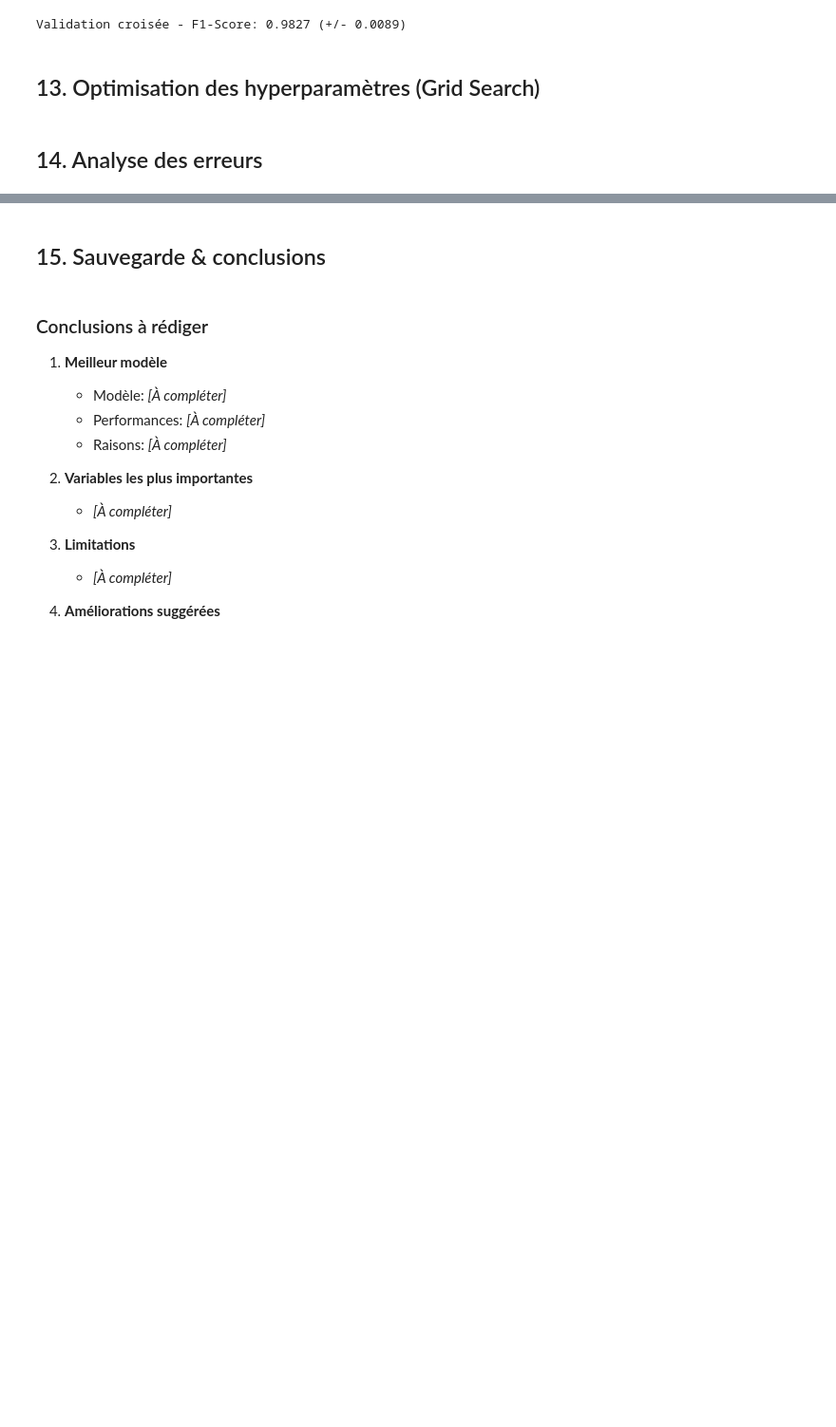
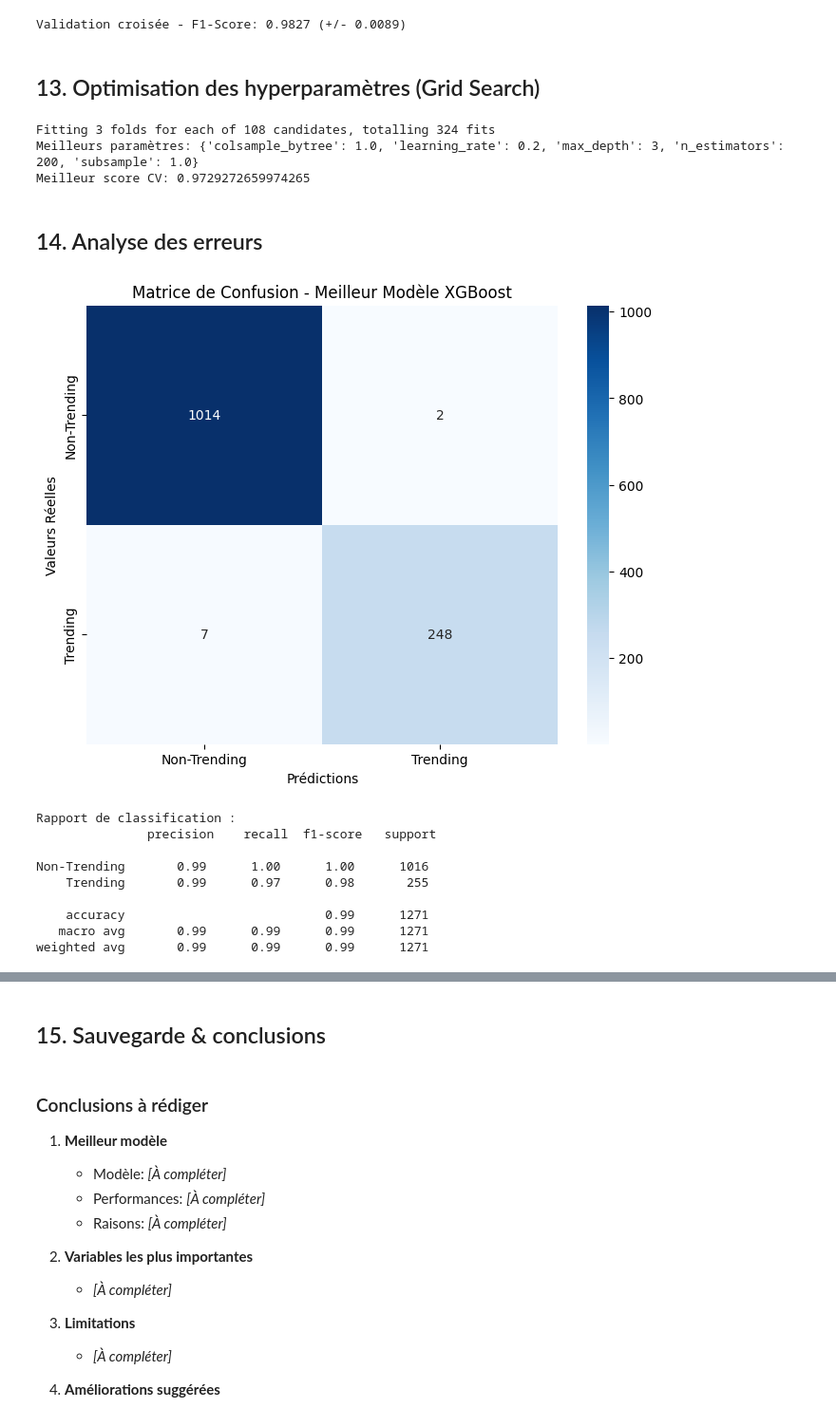
Before and after one commit to Fadila04/classification-IA, a Jupyter notebook: projet-ml-youtube-trending-68b010e7b5bc2532236423.ipynb, the cells around one changed output, grey strips where cells are left out. Shown at 95% size. Drawn from its saved outputs; the diff is of its cells as text; code cells hidden in the pictures; blank space fills up the shorter version.

```diff
--- a/projet-ml-youtube-trending-68b010e7b5bc2532236423.ipynb
+++ b/projet-ml-youtube-trending-68b010e7b5bc2532236423.ipynb
@@ -877,3 +856,41 @@ Validation croisée - F1-Score: 0.9827 (+/- 0.0089)
+# %%
+# VOTRE CODE ICI - Section 13.1
+from sklearn.model_selection import GridSearchCV
+from xgboost import XGBClassifier
+
+# Grille d’hyperparamètres pour XGBoost
+param_grid = {
+    'n_estimators': [50, 100, 200],
+    'max_depth': [3, 6, 10],
+    'learning_rate': [0.01, 0.1, 0.2],
+    'subsample': [0.8, 1.0],
+    'colsample_bytree': [0.8, 1.0]
+}
+
+# GridSearchCV avec XGBClassifier
+grid_search = GridSearchCV(
+    XGBClassifier(random_state=42, eval_metric='logloss', n_jobs=-1, use_label_encoder=False),
+    param_grid,
+    cv=3,
+    scoring='f1',
+    n_jobs=-1,
+    verbose=1
+)
+
+# Entraînement
+grid_search.fit(X_train, y_train)
+
+# Résultats
+print("Meilleurs paramètres:", grid_search.best_params_)
+print("Meilleur score CV:", grid_search.best_score_)
+
+# Meilleur modèle trouvé
+best_xgb = grid_search.best_estimator_
+best_xgb_pred = best_xgb.predict(X_test)
+# %% [output]
+Fitting 3 folds for each of 108 candidates, totalling 324 fits
+Meilleurs paramètres: {'colsample_bytree': 1.0, 'learning_rate': 0.2, 'max_depth': 3, 'n_estimators': 200, 'subsample': 1.0}
+Meilleur score CV: 0.9729272659974265
 # %% [markdown]
 ## 14. Analyse des erreurs
 # %%
@@ -903,0 +911,36 @@ Validation croisée - F1-Score: 0.9827 (+/- 0.0089)
+# %%
+# VOTRE CODE ICI - Section 14.1
+
+import matplotlib.pyplot as plt
+import seaborn as sns
+from sklearn.metrics import confusion_matrix, classification_report
+
+#  Prédictions avec le meilleur modèle XGBoost
+y_pred = best_xgb.predict(X_test)#y_pred : remplir avec les prédictions du meilleur modèle XGBoost après l'hyperparamètre tuning
+
+# Créer la matrice de confusion
+cm = confusion_matrix(y_test, y_pred)
+
+# Visualisation
+plt.figure(figsize=(8, 6))
+sns.heatmap(cm, annot=True, fmt='d', cmap='Blues',
+            xticklabels=['Non-Trending', 'Trending'],
+            yticklabels=['Non-Trending', 'Trending'])
+plt.title('Matrice de Confusion - Meilleur Modèle XGBoost')
+plt.ylabel('Valeurs Réelles')
+plt.xlabel('Prédictions')
+plt.show()
+
+# Rapport détaillé : précision, rappel, F1-score par classe
+print("Rapport de classification :\n", classification_report(y_test, y_pred, target_names=['Non-Trending', 'Trending']))
+# %% [output]
+[figure, added]
+Rapport de classification :
+               precision    recall  f1-score   support
+
+Non-Trending       0.99      1.00      1.00      1016
+    Trending       0.99      0.97      0.98       255
+
+    accuracy                           0.99      1271
+   macro avg       0.99      0.99      0.99      1271
+weighted avg       0.99      0.99      0.99      1271
```
Also changed, not shown: parts of 4 cells of this notebook.
